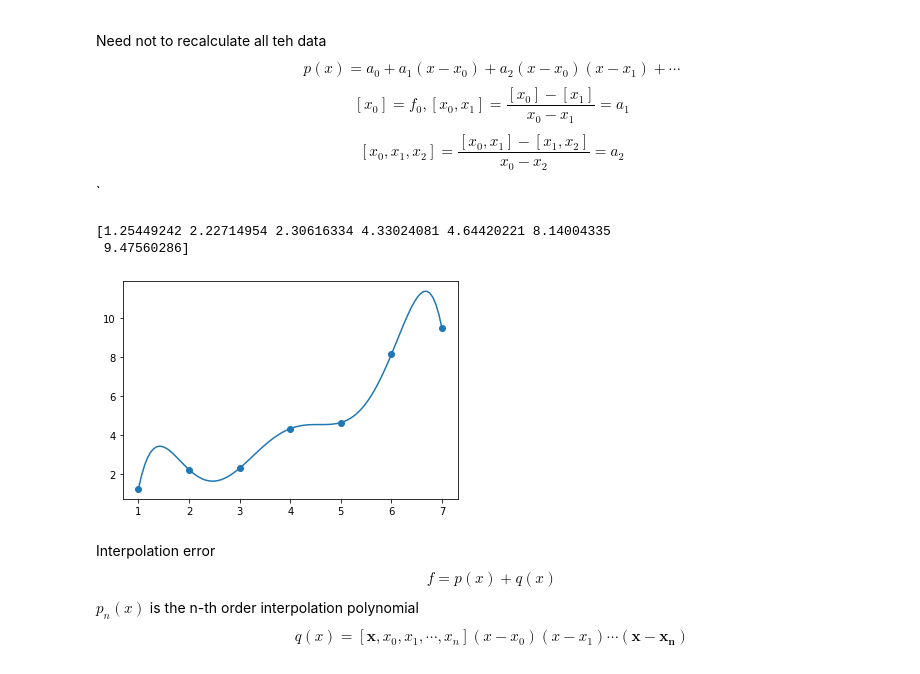
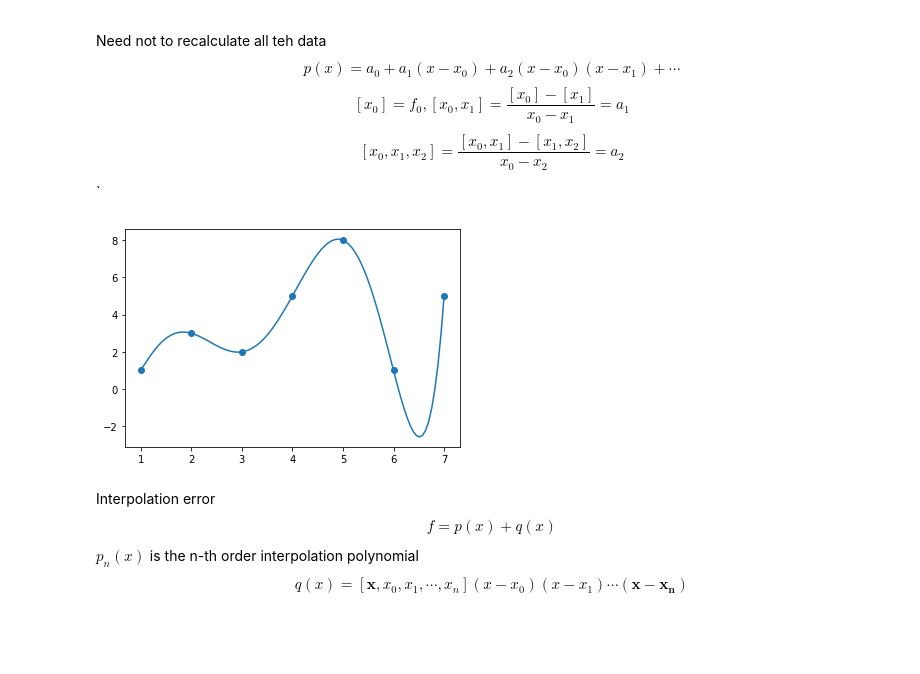
Before and after one commit to Little-old-brother-team/GroupWork, a Jupyter notebook: Review/6_Interpolation.ipynb, the cells around one changed output. Cells and saved outputs as stored; diff of their text form; code cells hidden in the pictures; blank space fills up the shorter version.

```diff
--- a/Review/6_Interpolation.ipynb
+++ b/Review/6_Interpolation.ipynb
@@ -79,32 +79,28 @@ $$[x_0] = f_0,[x_0,x_1]=\frac{[x_0]-[x_1]}{x_0-x_1}=a_1$$$$[x_0,x_1,x_2]=\frac{[
 # %%
 def NewtonInterpolation(x, xData, yData):
     m = xData.size
     a = yData.copy()
     for i in range(1, m):
         for j in range(m-1, i-1, -1):
             a[j] = (a[j] - a[j-1]) / (xData[j] - xData[j-i])
 
     result = [a[-1]] * np.ones(x.shape)
     for i in np.arange(m-2, -1, -1):
         result = result * (x - xData[i]) + a[i]
 
     return result
 
-xData = np.array([1,2,3,4,5,6,7])
-# yData = np.array([2,3,2,5,8,1,5])
-
-yData = np.sin(-xData*3) + np.exp(xData/3)
+xData = np.array([1,2,3,4,5,6,7.])
+yData = np.array([1,3,2,5,8,1,5.])
 
 xx = np.linspace(1,7,100)
 yy = NewtonInterpolation(xx, xData, yData)
 plt.figure()
 plt.scatter(xData,yData)
 plt.plot(xx,yy)
 plt.show()
 # %% [output]
-[1.25449242 2.22714954 2.30616334 4.33024081 4.64420221 8.14004335
- 9.47560286]
-[figure, old version]
+[figure, new version]
 # %% [markdown]
 Interpolation error
 $$f = p(x)+q(x)$$
```
